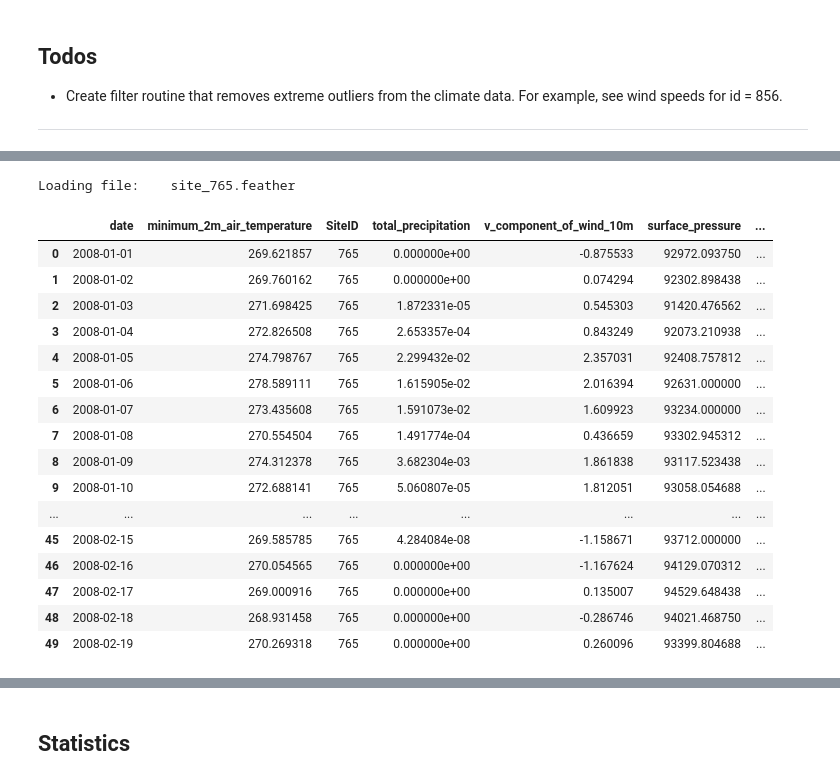
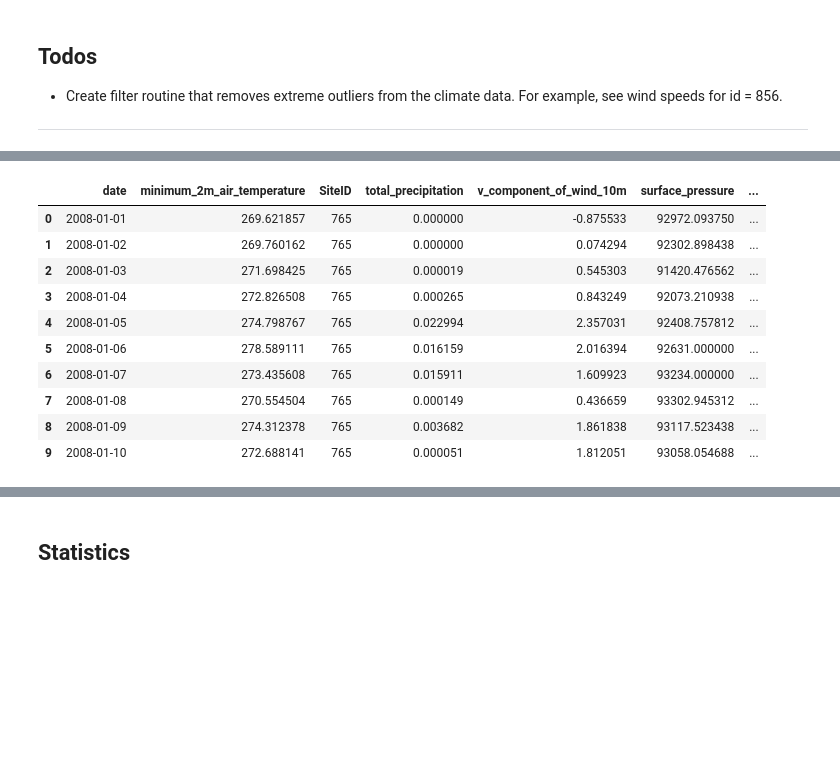
Before and after one commit to padasch/ifn_analysis, a Jupyter notebook: python/02_process_gee_data/process_era5_daily.ipynb, the cells around one changed output, grey strips where cells are left out. Drawn from its saved outputs; the diff is of its cells as text; code cells hidden in the pictures; blank space fills up the shorter version.

Commit message:
massive noteboook updates. BEFORE changing reference csv for site coordinates

```diff
--- a/python/02_process_gee_data/process_era5_daily.ipynb
+++ b/python/02_process_gee_data/process_era5_daily.ipynb
@@ -31,12 +33,5 @@ from scipy.ndimage import binary_closing
 # %%
-# Set limit of files to load
-sites_limit = 1000
-
 # Load all sites
 all_sites = pd.read_csv("../01_download_raw_gee_data/sites_years.csv")
-
-if debug:
-    all_sites = all_sites.iloc[0:sites_limit,]
-
 print(all_sites)
 # %% [output]
@@ -57,55 +52,25 @@ print(all_sites)
-# %%
-def load_and_merge_files(site_id, first_year):
-    # Specify the folder path and file extension
-    folder_path = "../01_download_raw_gee_data/gee-raw-data/era5-daily/*"
-    file_extension = (
-        "site_" + str(site_id) + ".feather"
-    )  # Change this to your desired file extension
-
-    print(f"Loading file:\t {file_extension}")
-
-    # Use glob to get a list of file paths
-    file_paths = glob.glob(f"{folder_path}/{file_extension}")
-
-    # Read all files into a list of DataFrames
-    dfs = [pd.read_feather(file) for file in file_paths]
-
-    # Merge dataframes into one
-    df_out = dfs[0]  # Start with the first DataFrame
-    for df in dfs[1:]:
-        df_out = pd.merge(df_out, df, on=["date", "SiteID"])
-
-    # Attach site ID and first year
-    df_out["SiteID"] = site_id
-    df_out["first_year"] = first_year
-
-    return df_out
 # %%
 # Test for one site
 i = 765
 i = i - 1  # Removing 1 one because python starts at 0. Just type in the id of interest.
-argkit=[]
+
 test_df = load_and_merge_files(
-    all_sites["id"].iloc[i], all_sites["first_visit"].iloc[i]
+    site_id=all_sites["id"].iloc[i],
+    first_year=all_sites["first_visit"].iloc[i],
+    subdir="era5-daily",
+    verbose=False,
 )
 
-test_df.head(50)
+test_df.head(10)
 # %% [output]
-Loading file:    site_765.feather
 |  | date | minimum_2m_air_temperature | SiteID | total_precipitation | v_component_of_wind_10m | surface_pressure | ... |
-| 0 | 2008-01-01 | 269.621857 | 765 | 0.000000e+00 | -0.875533 | 92972.093750 | ... |
-| 1 | 2008-01-02 | 269.760162 | 765 | 0.000000e+00 | 0.074294 | 92302.898438 | ... |
-| 2 | 2008-01-03 | 271.698425 | 765 | 1.872331e-05 | 0.545303 | 91420.476562 | ... |
-| 3 | 2008-01-04 | 272.826508 | 765 | 2.653357e-04 | 0.843249 | 92073.210938 | ... |
-| 4 | 2008-01-05 | 274.798767 | 765 | 2.299432e-02 | 2.357031 | 92408.757812 | ... |
-| 5 | 2008-01-06 | 278.589111 | 765 | 1.615905e-02 | 2.016394 | 92631.000000 | ... |
-| 6 | 2008-01-07 | 273.435608 | 765 | 1.591073e-02 | 1.609923 | 93234.000000 | ... |
-| 7 | 2008-01-08 | 270.554504 | 765 | 1.491774e-04 | 0.436659 | 93302.945312 | ... |
-| 8 | 2008-01-09 | 274.312378 | 765 | 3.682304e-03 | 1.861838 | 93117.523438 | ... |
-| 9 | 2008-01-10 | 272.688141 | 765 | 5.060807e-05 | 1.812051 | 93058.054688 | ... |
-| ... | ... | ... | ... | ... | ... | ... | ... |
-| 45 | 2008-02-15 | 269.585785 | 765 | 4.284084e-08 | -1.158671 | 93712.000000 | ... |
-| 46 | 2008-02-16 | 270.054565 | 765 | 0.000000e+00 | -1.167624 | 94129.070312 | ... |
-| 47 | 2008-02-17 | 269.000916 | 765 | 0.000000e+00 | 0.135007 | 94529.648438 | ... |
-| 48 | 2008-02-18 | 268.931458 | 765 | 0.000000e+00 | -0.286746 | 94021.468750 | ... |
-| 49 | 2008-02-19 | 270.269318 | 765 | 0.000000e+00 | 0.260096 | 93399.804688 | ... |
+| 0 | 2008-01-01 | 269.621857 | 765 | 0.000000 | -0.875533 | 92972.093750 | ... |
+| 1 | 2008-01-02 | 269.760162 | 765 | 0.000000 | 0.074294 | 92302.898438 | ... |
+| 2 | 2008-01-03 | 271.698425 | 765 | 0.000019 | 0.545303 | 91420.476562 | ... |
+| 3 | 2008-01-04 | 272.826508 | 765 | 0.000265 | 0.843249 | 92073.210938 | ... |
+| 4 | 2008-01-05 | 274.798767 | 765 | 0.022994 | 2.357031 | 92408.757812 | ... |
+| 5 | 2008-01-06 | 278.589111 | 765 | 0.016159 | 2.016394 | 92631.000000 | ... |
+| 6 | 2008-01-07 | 273.435608 | 765 | 0.015911 | 1.609923 | 93234.000000 | ... |
+| 7 | 2008-01-08 | 270.554504 | 765 | 0.000149 | 0.436659 | 93302.945312 | ... |
+| 8 | 2008-01-09 | 274.312378 | 765 | 0.003682 | 1.861838 | 93117.523438 | ... |
+| 9 | 2008-01-10 | 272.688141 | 765 | 0.000051 | 1.812051 | 93058.054688 | ... |
```
Also changed, not shown: parts of 43 cells of this notebook, 21 other files.
